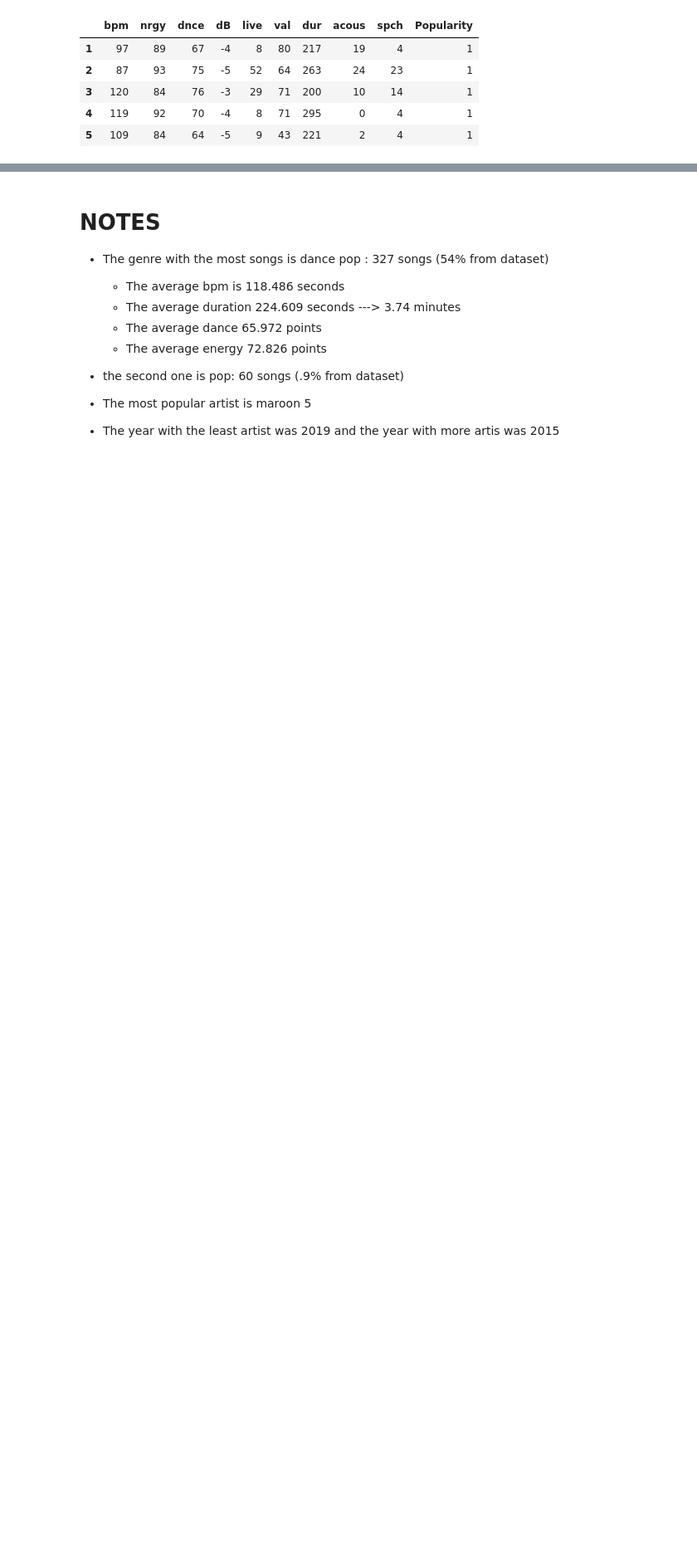
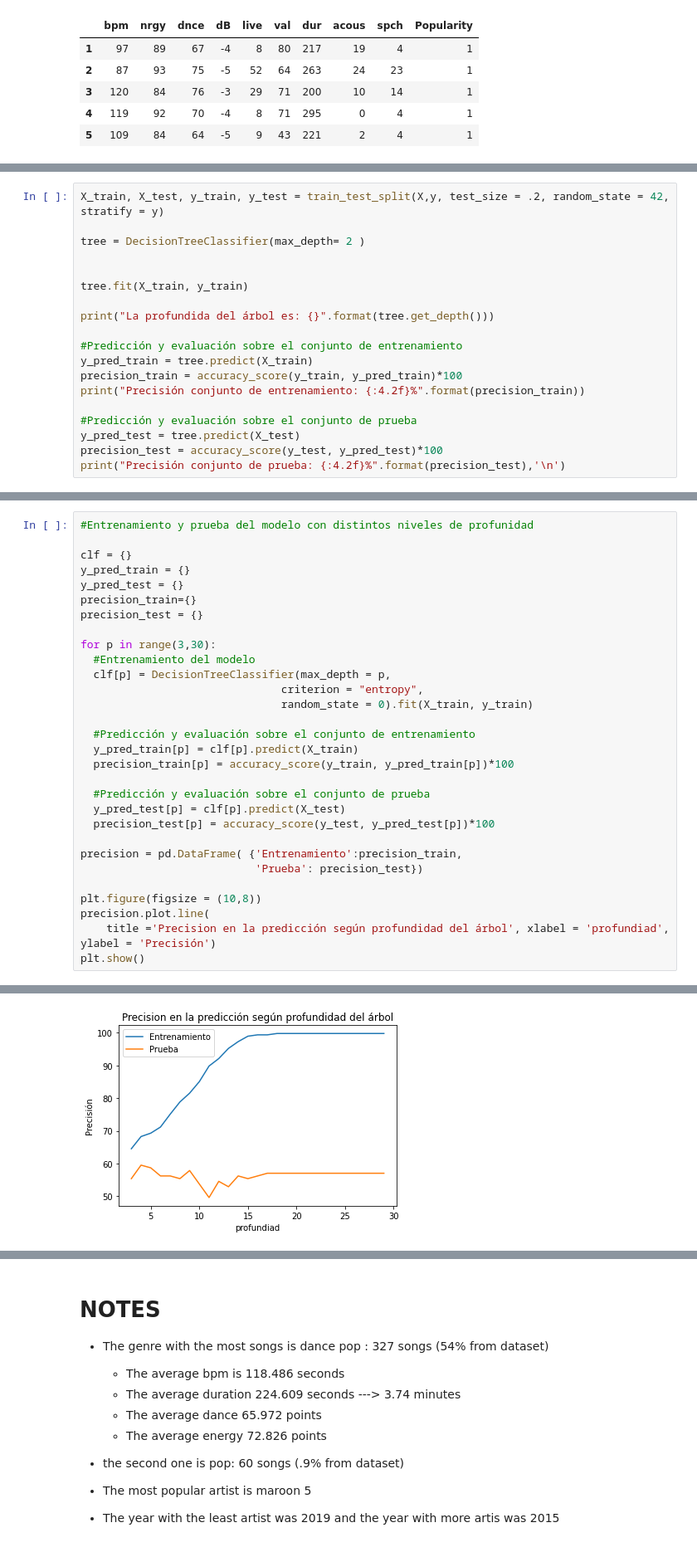
Before and after one commit to ADRIANVM117/proyectos_propios, a Jupyter notebook: mini_proyectos/spotify_advm/spotify_advm.ipynb, the cells around one changed output, grey strips where cells are left out. Shown at 83% size. Drawn from its saved outputs; the diff is of its cells as text; blank space fills up the shorter version.

```diff
--- a/mini_proyectos/spotify_advm/spotify_advm.ipynb
+++ b/mini_proyectos/spotify_advm/spotify_advm.ipynb
@@ -546,0 +607,19 @@ LogisticRegression()
+# %%
+X_train, X_test, y_train, y_test = train_test_split(X,y, test_size = .2, random_state = 42, stratify = y)
+
+tree = DecisionTreeClassifier(max_depth= 2 )
+
+
+tree.fit(X_train, y_train)
+
+print("La profundida del árbol es: {}".format(tree.get_depth()))
+
+#Predicción y evaluación sobre el conjunto de entrenamiento
+y_pred_train = tree.predict(X_train)
+precision_train = accuracy_score(y_train, y_pred_train)*100
+print("Precisión conjunto de entrenamiento: {:4.2f}%".format(precision_train))
+
+#Predicción y evaluación sobre el conjunto de prueba
+y_pred_test = tree.predict(X_test)
+precision_test = accuracy_score(y_test, y_pred_test)*100
+print("Precisión conjunto de prueba: {:4.2f}%".format(precision_test),'\n')
@@ -546,0 +630,31 @@ LogisticRegression()
+# %%
+#Entrenamiento y prueba del modelo con distintos niveles de profunidad
+
+clf = {}
+y_pred_train = {}
+y_pred_test = {}
+precision_train={}
+precision_test = {}
+
+for p in range(3,30):
+  #Entrenamiento del modelo
+  clf[p] = DecisionTreeClassifier(max_depth = p,
+                               criterion = "entropy",
+                               random_state = 0).fit(X_train, y_train)
+
+  #Predicción y evaluación sobre el conjunto de entrenamiento
+  y_pred_train[p] = clf[p].predict(X_train)
+  precision_train[p] = accuracy_score(y_train, y_pred_train[p])*100
+
+  #Predicción y evaluación sobre el conjunto de prueba
+  y_pred_test[p] = clf[p].predict(X_test)
+  precision_test[p] = accuracy_score(y_test, y_pred_test[p])*100
+
+precision = pd.DataFrame( {'Entrenamiento':precision_train,
+                           'Prueba': precision_test})
+
+plt.figure(figsize = (10,8))
+precision.plot.line(
+    title ='Precision en la predicción según profundidad del árbol', xlabel = 'profundiad', ylabel = 'Precisión')
+plt.show()
+# %% [output]
@@ -546,0 +662 @@ LogisticRegression()
+[figure, added]
```
Also changed, not shown: parts of 22 cells of this notebook.
